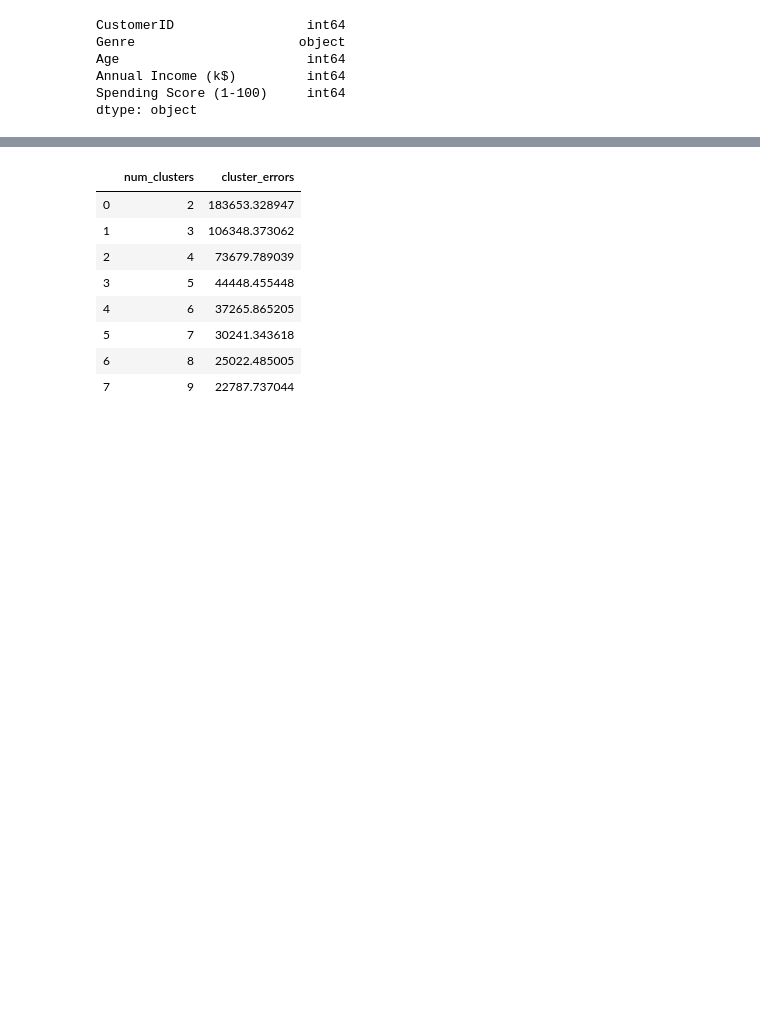
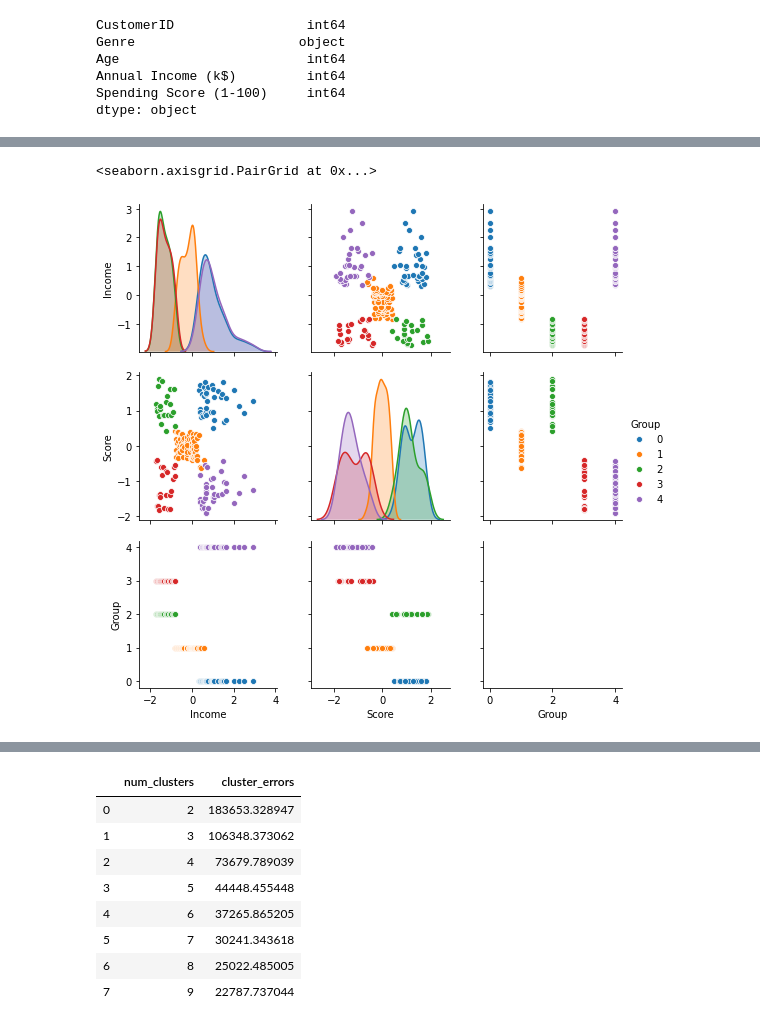
Before and after one commit to amolravatale/GL, a Jupyter notebook: Residency-4-UnsupervisedLer/Session-1/ShoppingData_Kmeans.ipynb, the cells around one changed output, grey strips where cells are left out. Drawn from its saved outputs; the diff is of its cells as text; code cells hidden in the pictures; blank space fills up the shorter version.

```diff
--- a/Residency-4-UnsupervisedLer/Session-1/ShoppingData_Kmeans.ipynb
+++ b/Residency-4-UnsupervisedLer/Session-1/ShoppingData_Kmeans.ipynb
@@ -85,0 +115,6 @@ from sklearn.cluster import KMeans
+# %%
+colnames = ["Income","Score"]
+# %%
+df_new = pd.DataFrame(X, columns=colnames)
+# %%
+df_new["Group"] = labels
@@ -85,0 +160,5 @@ from sklearn.cluster import KMeans
+# %%
+sns.pairplot(df_new,hue="Group",diag_kind="kde")
+# %% [output]
+<seaborn.axisgrid.PairGrid at 0x...>
+[figure, added]
```
Also changed, not shown: parts of 33 cells of this notebook, 1 other file.
